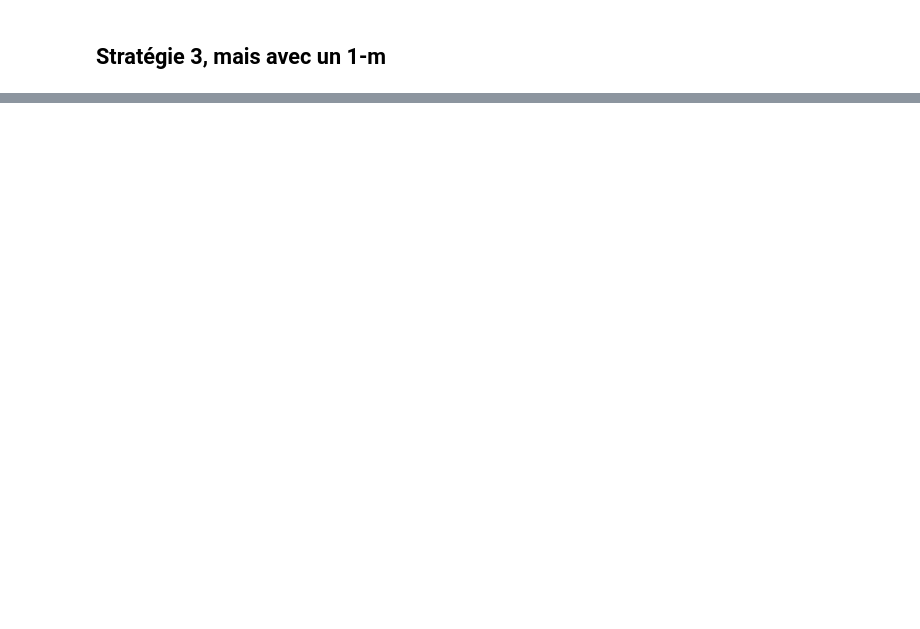
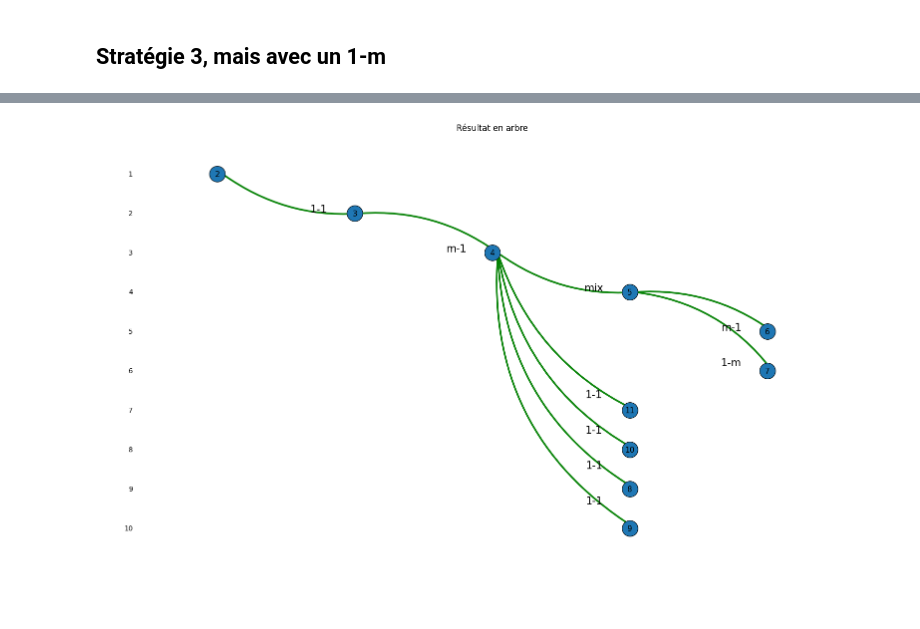
Before and after one commit to KarinaMusina44/SDP-optim, a Jupyter notebook: Projet_SDP_datasets.ipynb, the cells around one changed output, grey strips where cells are left out. Drawn from its saved outputs; the diff is of its cells as text; code cells hidden in the pictures; blank space fills up the shorter version.

```diff
--- a/Projet_SDP_datasets.ipynb
+++ b/Projet_SDP_datasets.ipynb
@@ -1757,0 +990,7 @@ plot_five_panels(
+# %%
+plot_results_as_tree_like_last_panel(
+    stations_ranked,
+    results
+)
+# %% [output]
+[figure, added]
```
Also changed, not shown: parts of 27 cells of this notebook, 1 other file.
